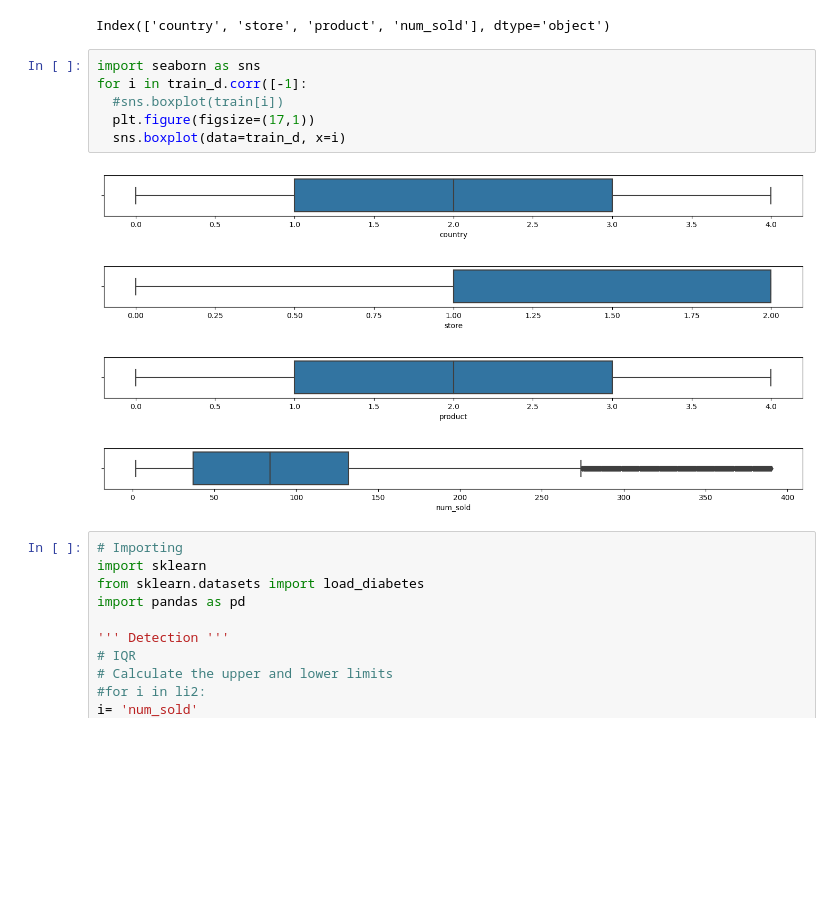
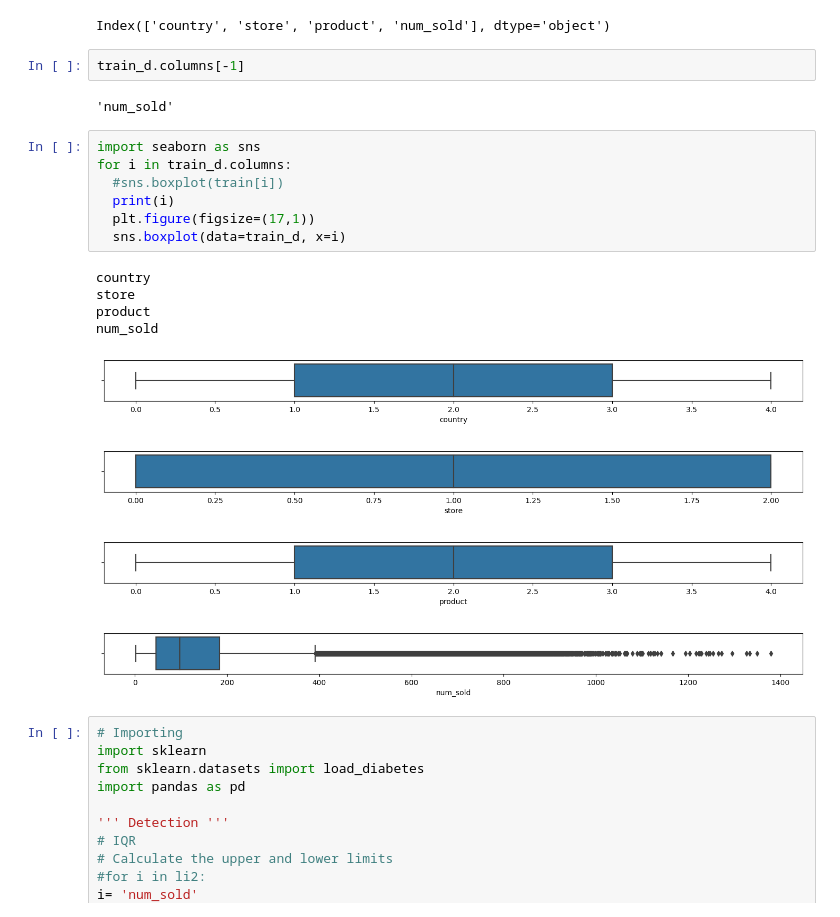
Before and after one commit to avtar123/Forecasting-Mini-Course-Sales, a Jupyter notebook: Forecasting_Mini_Course_Sales.ipynb, the cells around one changed output. Drawn from its saved outputs; the diff is of its cells as text; blank space fills up the shorter version.

```diff
--- a/Forecasting_Mini_Course_Sales.ipynb
+++ b/Forecasting_Mini_Course_Sales.ipynb
@@ -80,17 +80,26 @@ test_d.drop(li,axis=1,inplace=True)
 train_d.columns
 # %% [output]
 Index(['country', 'store', 'product', 'num_sold'], dtype='object')
+# %%
+train_d.columns[-1]
+# %% [output]
+'num_sold'
 # %%
 import seaborn as sns
-for i in train_d.corr([-1]:
+for i in train_d.columns:
   #sns.boxplot(train[i])
+  print(i)
   plt.figure(figsize=(17,1))
   sns.boxplot(data=train_d, x=i)
 # %% [output]
+country
+store
+product
+num_sold
 [figure]
-[figure, old version]
+[figure, new version]
 [figure]
-[figure, old version]
+[figure, new version]
 # %%
 # Importing
 import sklearn
```
Also changed, not shown: parts of 40 cells of this notebook.
